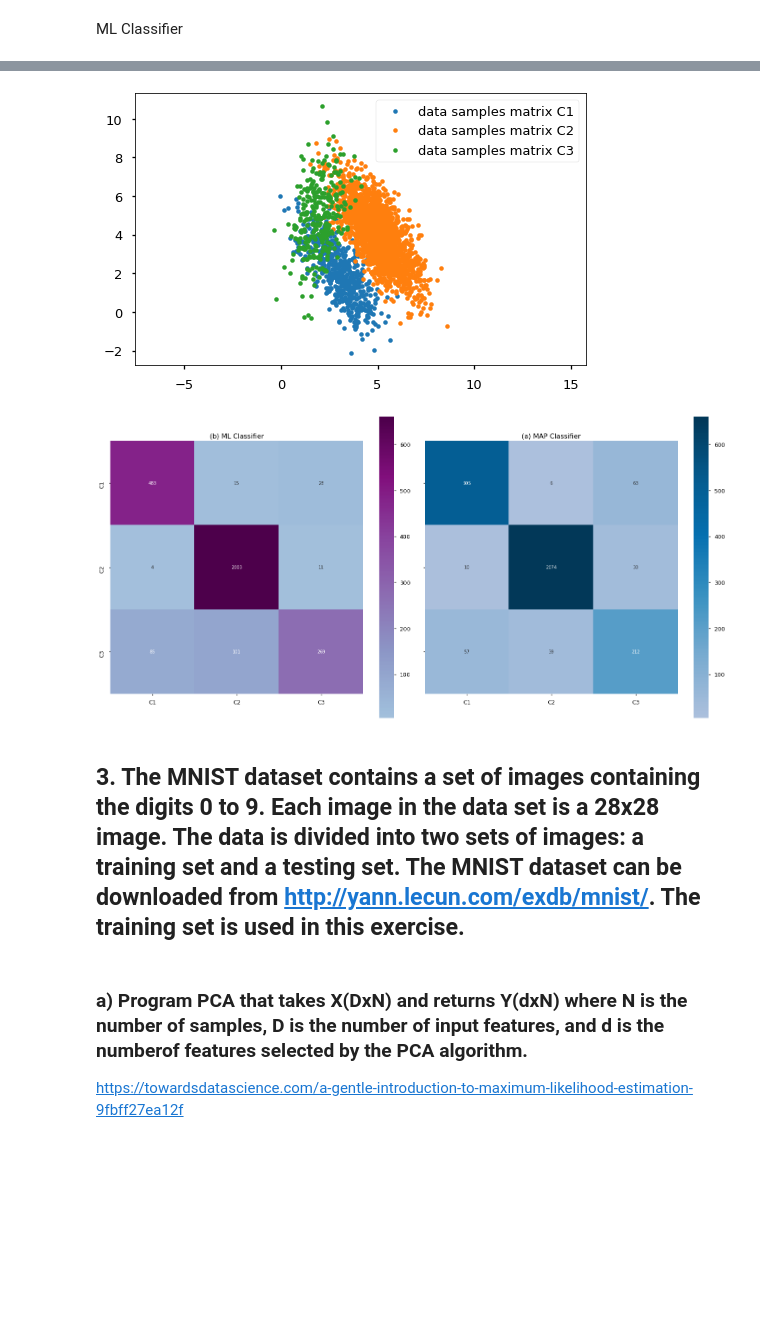
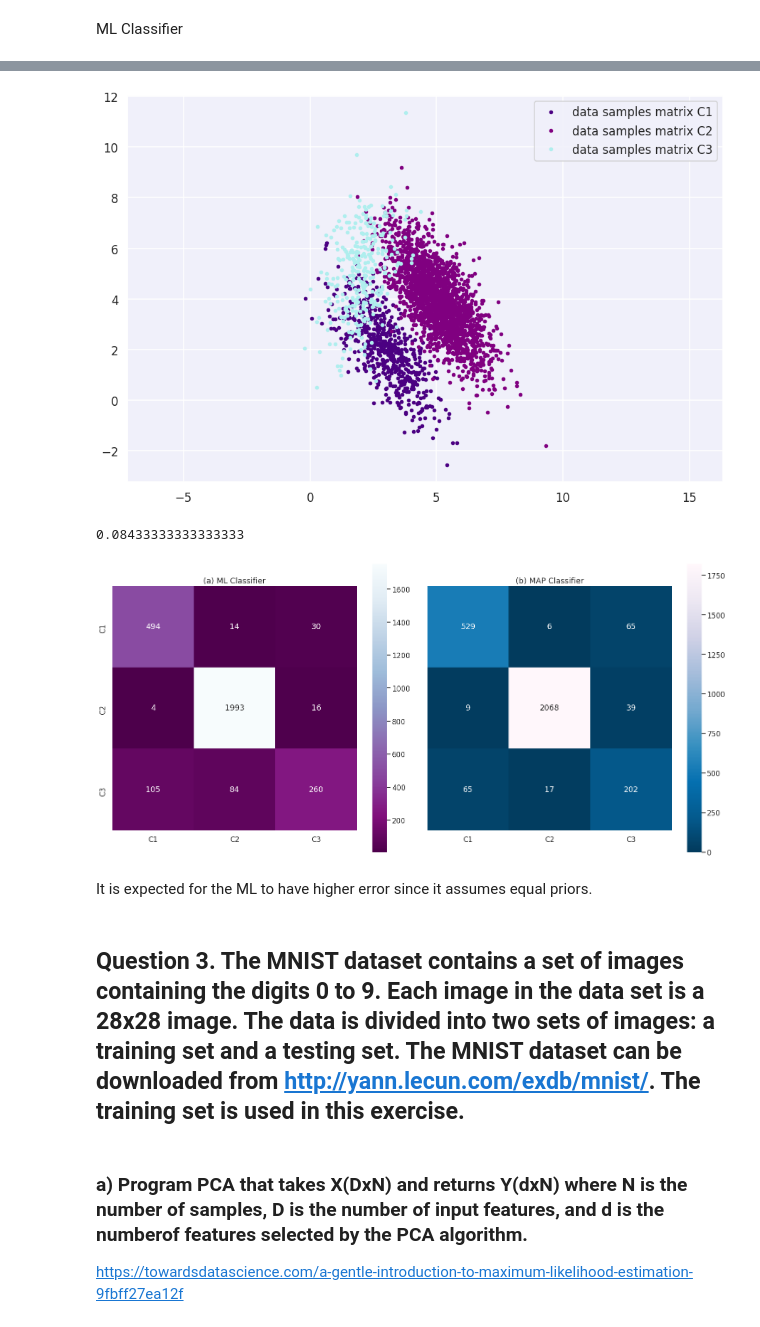
Before and after one commit to Natz12/Pattern-Recognition, a Jupyter notebook: Bayes-PCA-Logistic-SGD.ipynb, the cells around one changed output, grey strips where cells are left out. Drawn from its saved outputs; the diff is of its cells as text; code cells hidden in the pictures; blank space fills up the shorter version.

Commit message:
Finish question 3 code
Finish question 3 code

```diff
--- a/Bayes-PCA-Logistic-SGD.ipynb
+++ b/Bayes-PCA-Logistic-SGD.ipynb
@@ -17,15 +17,25 @@ from matplotlib.patches import Patch  # To modify legend
 
 import numpy as np  #To hanlde arrays and do math
 import pandas as pd #To use DataFrames
-from numpy import linalg as LA  #Import numpy's linear algebra functions (used to modify the normal distributions according to cov matrix)
+
+#Import numpy's linear algebra functions (used to modify the normal distributions according to cov matrix and to get the eigenvalues,eigenvectors)
+from numpy import linalg as LA
 
 import seaborn as sns # Plot heatmap
 
 import gzip #open dataset question 3
 import urllib  # To download dataset from url
 
+from sklearn.preprocessing import StandardScaler # To standardize the samples
+
 ## https://matplotlib.org/gallery/style_sheets/style_sheets_reference.html
 ## from small to large (seaborn-notebook, seaborn-talk, seaborn-poster)
-plt.style.use('seaborn-talk')
+sns.set_style("darkgrid", {"axes.facecolor": '#f0f0fa'})
+sns.set_context("talk")
+# plt.style.use('seaborn-talk')
 
-mplab.rcParams['figure.figsize'] = [16.18,10]
+#f5f5ff
+
+mplab.rcParams['figure.figsize'] = [15,10]
+
+sns.axes_style()
@@ -430,40 +454,40 @@ ML Classifier
 # %%
 ## Create the datapoints
 
 N = 3000
 
 # Create samples from a normal distribution
 uncorrelated = np.random.standard_normal((2,N))
 
 # Pick samples from a random uniform distribution
 ran = pd.DataFrame(np.random.uniform(size = 3000))
 filtering = pd.concat([pd.DataFrame(uncorrelated.T),ran] , ignore_index=True, axis = 1)
 
 # split the dataset into classes
 filteredC1 = filtering[filtering[2]<=0.2].iloc[:,:-1].to_numpy().T
 filteredC2 = filtering[(0.2 < filtering[2]) & (filtering[2]<=0.9)].iloc[:,:-1].to_numpy().T
 filteredC3 = filtering[filtering[2]>0.9].iloc[:,:-1].to_numpy().T
 
 # Modify the normal distribution according to each class's mean and covariacne matrix
-LC1 = np.linalg.cholesky(covC1)
-LC2 = np.linalg.cholesky(covC2)
-LC3 = np.linalg.cholesky(covC3)
+LC1 = LA.cholesky(covC1)
+LC2 = LA.cholesky(covC2)
+LC3 = LA.cholesky(covC3)
 
 dataC1 = np.dot(LC1,filteredC1) + np.array(meanC1).reshape(2,1)
 dataC2 = np.dot(LC2,filteredC2) + np.array(meanC2).reshape(2,1)
 dataC3 = np.dot(LC3,filteredC3) + np.array(meanC3).reshape(2,1)
 
 
 # Plot the samples
-fig, ax = plt.subplots(subplot_kw={'aspect': 'equal'}, figsize=(8.08, 5))
-ax.plot(dataC1[0], dataC1[1], '.', label = "data samples matrix C1")
-ax.plot(dataC2[0], dataC2[1], '.', label = "data samples matrix C2")
-ax.plot(dataC3[0], dataC3[1], '.', label = "data samples matrix C3")
+fig, ax = plt.subplots(subplot_kw={'aspect': 'equal'})
+ax.plot(dataC1[0], dataC1[1], '.', label = "data samples matrix C1", color = cmap_colors[0])
+ax.plot(dataC2[0], dataC2[1], '.', label = "data samples matrix C2", color = cmap_colors[1])
+ax.plot(dataC3[0], dataC3[1], '.', label = "data samples matrix C3", color = cmap_colors[2])
 ax.axis('equal')
 ax.legend()
 plt.show()
 # %% [output]
-[figure, old version]
+[figure, new version]
 # %%
 data2 = np.c_[dataC1, dataC2, dataC3]
 data2 = data2.T
@@ -526,17 +554,23 @@ confusionMatrixMAP = pd.DataFrame(confusionMatrixMAP, index = ["C1", "C2", "C3"]
 
 fig, ax = plt.subplots(nrows = 1,ncols = 2, sharey = True, figsize = [21.0, 10.0])
 
-ax[0] = sns.heatmap(confusionMatrixML, annot = True, fmt = 'g', cbar = True, ax = ax[0], square = True, cmap="BuPu", vmin = 5, vmax = 660, center = 150, robust = True)
-ax[0].set_title('(b) ML Classifier')
+# ax[0] = sns.heatmap(confusionMatrixML, annot = True, fmt = 'g', cbar = True, ax = ax[0], square = True, cmap="BuPu", vmin = 5, vmax = 660, center = 150, robust = True)
+ax[0] = sns.heatmap(confusionMatrixML, annot = True, fmt = 'g', cbar = True, ax = ax[0], square = True, cmap="BuPu_r",  robust = True)
+ax[0].set_title('(a) ML Classifier')
 
-ax[1].set_title('(a) MAP Classifier')
+ax[1].set_title('(b) MAP Classifier')
 
-ax[1] = sns.heatmap(confusionMatrixMAP, annot = True, fmt = 'g', cbar = True, ax = ax[1], square = True, cmap="PuBu", vmin = 5, vmax = 660, center = 150, robust = True) #"RdYlGn" cubehelix
+# ax[1] = sns.heatmap(confusionMatrixMAP, annot = True, fmt = 'g', cbar = True, ax = ax[1], square = True, cmap="PuBu", vmin = 5, vmax = 660, center = 150, robust = True) #"RdYlGn" cubehelix
+ax[1] = sns.heatmap(confusionMatrixMAP, annot = True, fmt = 'g', cbar = True, ax = ax[1], square = True, cmap="PuBu_r", vmin = 0,center = 900, robust = True) #"RdYlGn" cubehelix
 fig.tight_layout()
+experimentalErrorML
 # %% [output]
+0.08433333333333333
-[figure, old version]
+[figure, new version]
+# %% [markdown]
+It is expected for the ML to have higher error since it assumes equal priors.
 # %% [markdown]
-## 3. The MNIST dataset contains a set of images containing the digits 0 to 9. Each image in the data set is a 28x28 image. The data is divided into two sets of images: a training set and a testing set. The MNIST dataset can be downloaded from http://yann.lecun.com/exdb/mnist/. The training set is used in this exercise.
+## Question 3. The MNIST dataset contains a set of images containing the digits 0 to 9. Each image in the data set is a 28x28 image. The data is divided into two sets of images: a training set and a testing set. The MNIST dataset can be downloaded from http://yann.lecun.com/exdb/mnist/. The training set is used in this exercise.
 # %% [markdown]
 ### a) Program PCA that takes X(DxN) and returns Y(dxN) where N is the number of samples, D is the number of input features, and d is the numberof features selected by the PCA algorithm.
 https://towardsdatascience.com/a-gentle-introduction-to-maximum-likelihood-estimation-9fbff27ea12f
```
Also changed, not shown: parts of 50 cells of this notebook.
